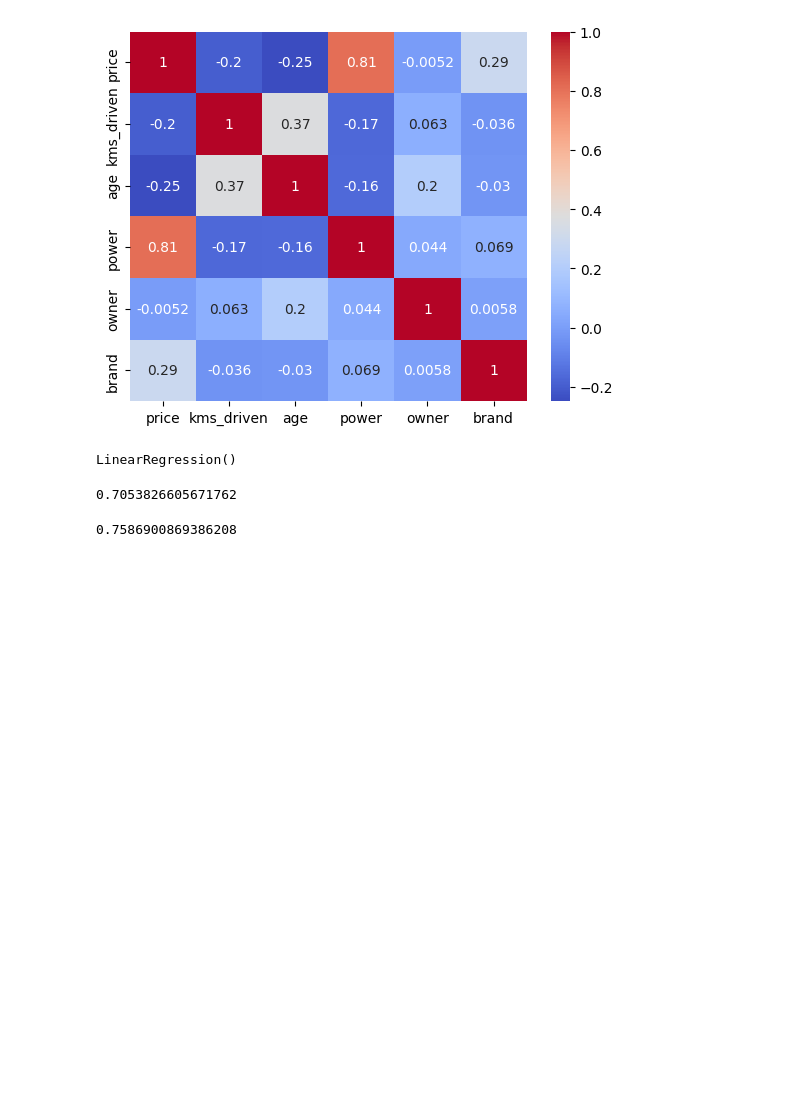
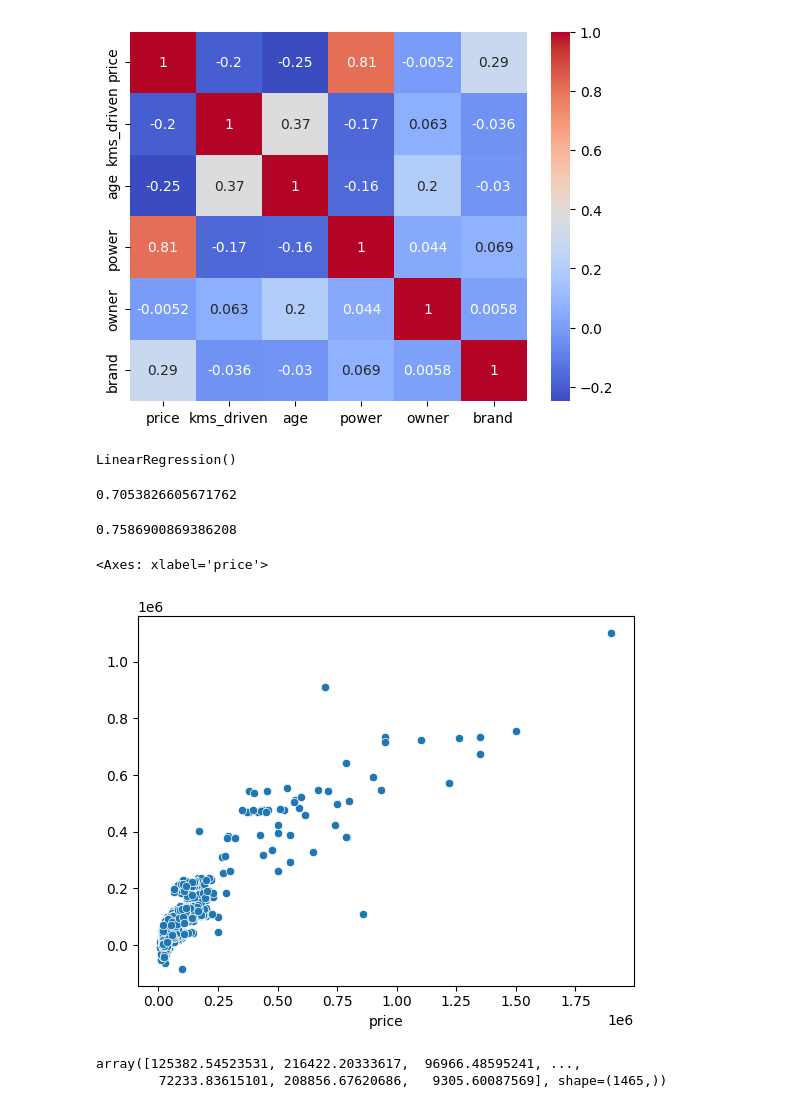
Before and after one commit to Akshatjangid/Python-Training, a Jupyter notebook: Machine_Learning/main.ipynb, the cells around one changed output. Drawn from its saved outputs; the diff is of its cells as text; code cells hidden in the pictures; blank space fills up the shorter version.

```diff
--- a/Machine_Learning/main.ipynb
+++ b/Machine_Learning/main.ipynb
@@ -270,3 +270,15 @@ lr.score(x_train,y_train)  # score the model with traning data
 lr.score(x_test,y_test)    # score the model with testing data
 # %% [output]
 0.7586900869386208
+# %%
+sns.scatterplot(x=y_test,y=lr.predict(x_test))  # scatter plot to see the relation between actual and predicted values
+# %% [output]
+<Axes: xlabel='price'>
+[figure, added]
+# %%
+# model evaluation
+y_pred=lr.predict(x_test)  # predict the values using testing data
+y_pred
+# %% [output]
+array([125382.54523531, 216422.20333617,  96966.48595241, ...,
+        72233.83615101, 208856.67620686,   9305.60087569], shape=(1465,))
```
Also changed, not shown: parts of 3 cells of this notebook, 3 other files.
